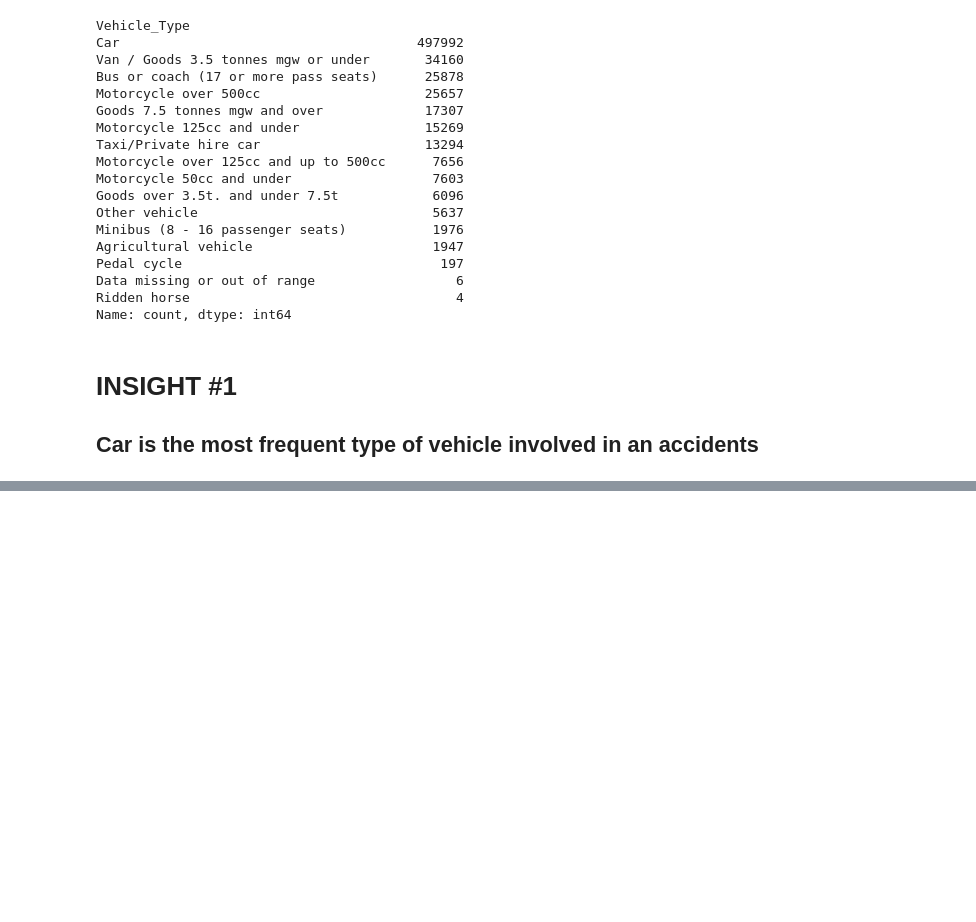
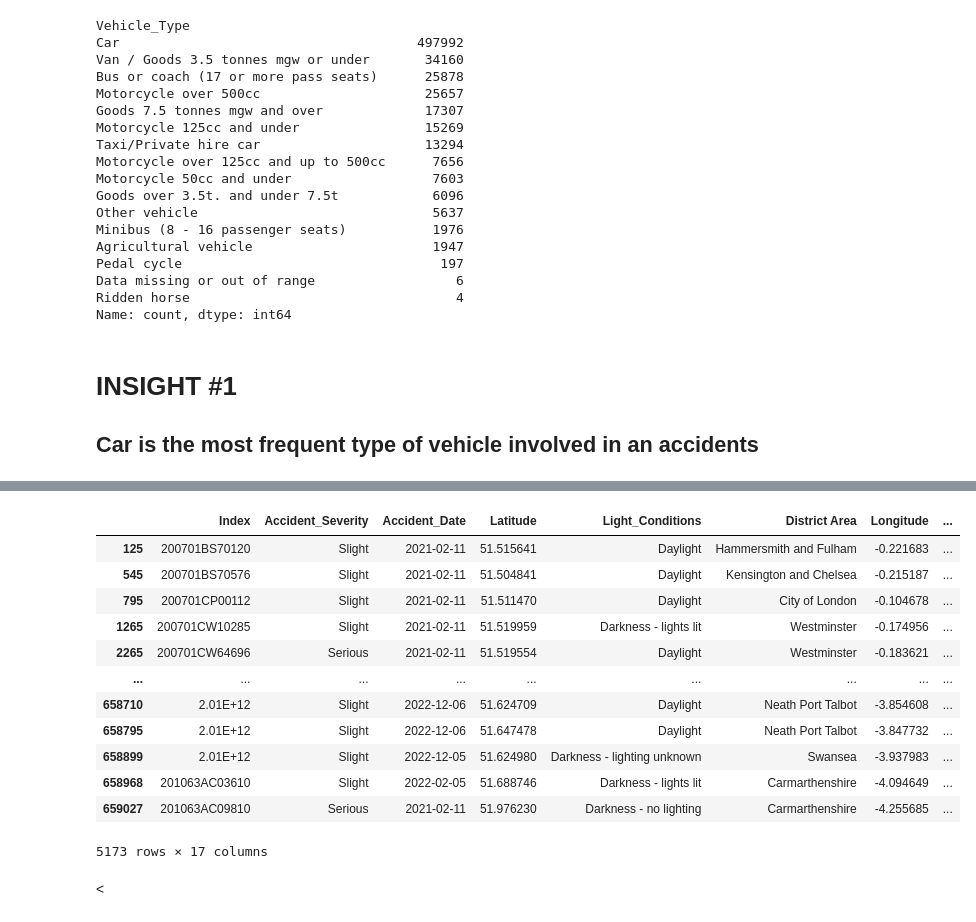
Before and after one commit to WareBar/ITD_101, a Jupyter notebook: activity3_adam.ipynb, the cells around one changed output, grey strips where cells are left out. Cells and saved outputs as stored; diff of their text form; code cells hidden in the pictures; blank space fills up the shorter version.

```diff
--- a/activity3_adam.ipynb
+++ b/activity3_adam.ipynb
@@ -155,0 +176,8 @@ dtype: int64
+# %%
+accident['Year'] = accident['Accident_Date'].dt.year
+accident['dayOfWeek'] = accident['Accident_Date'].dt.dayofweek
+accident['Month'] = accident['Accident_Date'].dt.month
+
+# accident['Year']  = accident['Year'].astype('category')
+# accident['dayOfWeek'] = accident['dayOfWeek'].astype('category')
+# accident['Month'] = accident['Month'].astype('category')
@@ -186,0 +426,18 @@ Name: count, dtype: int64
+# %%
+accident[(accident['Number_of_Vehicles'] >= 2) & (accident['Road_Type'] == 'Slip road')]
+# %% [output]
+|  | Index | Accident_Severity | Accident_Date | Latitude | Light_Conditions | District Area | Longitude | ... |
+| 125 | 200701BS70120 | Slight | 2021-02-11 | 51.515641 | Daylight | Hammersmith and Fulham | -0.221683 | ... |
+| 545 | 200701BS70576 | Slight | 2021-02-11 | 51.504841 | Daylight | Kensington and Chelsea | -0.215187 | ... |
+| 795 | 200701CP00112 | Slight | 2021-02-11 | 51.511470 | Daylight | City of London | -0.104678 | ... |
+| 1265 | 200701CW10285 | Slight | 2021-02-11 | 51.519959 | Darkness - lights lit | Westminster | -0.174956 | ... |
+| 2265 | 200701CW64696 | Serious | 2021-02-11 | 51.519554 | Daylight | Westminster | -0.183621 | ... |
+| ... | ... | ... | ... | ... | ... | ... | ... | ... |
+| 658710 | 2.01E+12 | Slight | 2022-12-06 | 51.624709 | Daylight | Neath Port Talbot | -3.854608 | ... |
+| 658795 | 2.01E+12 | Slight | 2022-12-06 | 51.647478 | Daylight | Neath Port Talbot | -3.847732 | ... |
+| 658899 | 2.01E+12 | Slight | 2022-12-05 | 51.624980 | Darkness - lighting unknown | Swansea | -3.937983 | ... |
+| 658968 | 201063AC03610 | Slight | 2022-02-05 | 51.688746 | Darkness - lights lit | Carmarthenshire | -4.094649 | ... |
+| 659027 | 201063AC09810 | Serious | 2021-02-11 | 51.976230 | Darkness - no lighting | Carmarthenshire | -4.255685 | ... |
+5173 rows × 17 columns
+# %% [markdown]
+<
```
Also changed, not shown: parts of 47 cells of this notebook.
